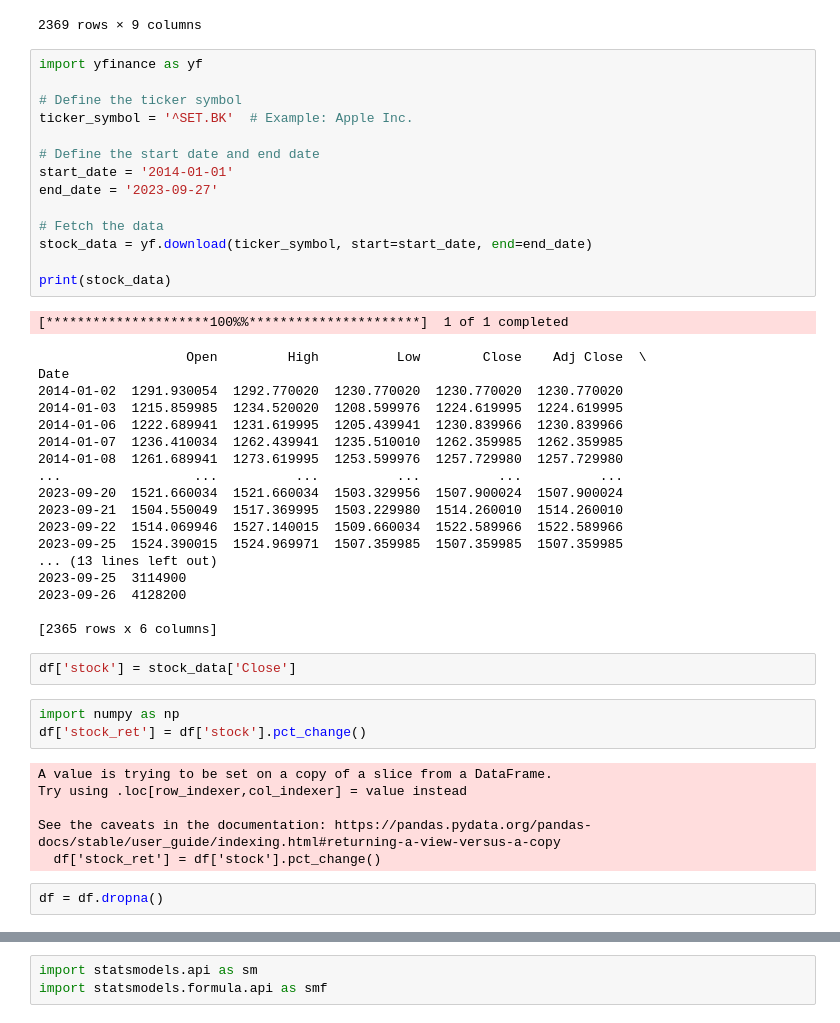
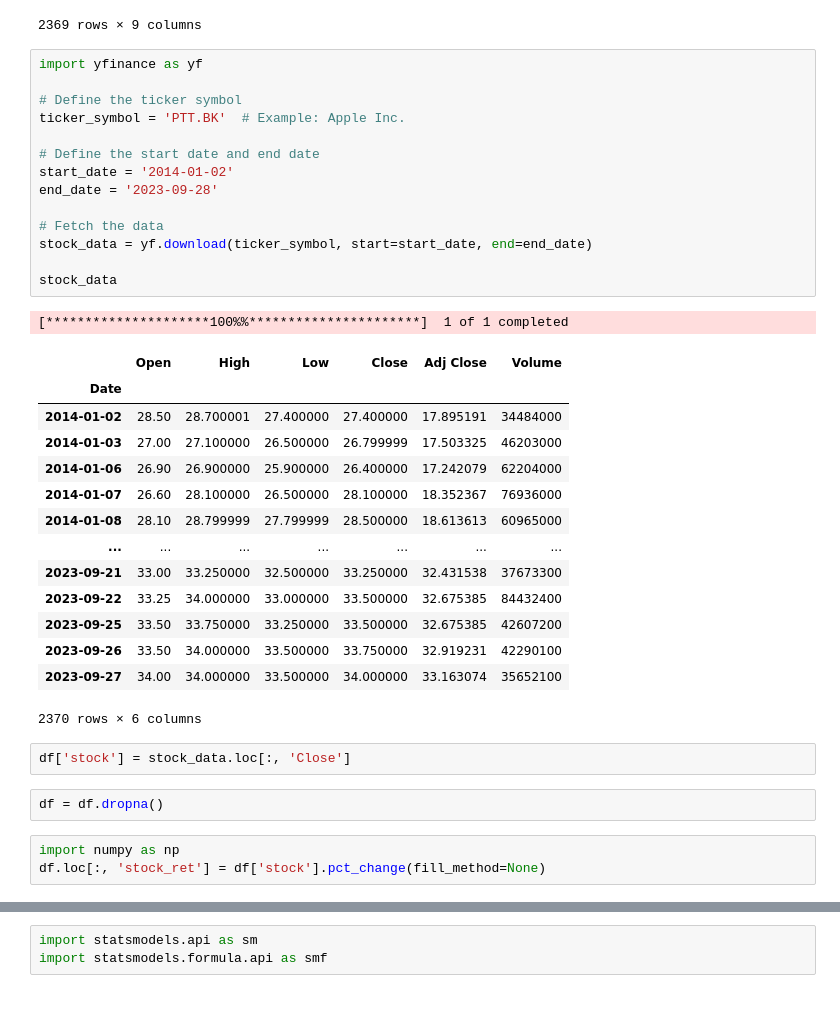
Before and after one commit to Eakkarat-Patt/qc-lseg-hackathon-2024, a Jupyter notebook: factor_modeling.ipynb, the cells around one changed output, grey strips where cells are left out. Cells and saved outputs as stored; diff of their text form.

```diff
--- a/factor_modeling.ipynb
+++ b/factor_modeling.ipynb
@@ -28,47 +27,38 @@ df
 # %%
 import yfinance as yf
 
 # Define the ticker symbol
-ticker_symbol = '^SET.BK'  # Example: Apple Inc.
+ticker_symbol = 'PTT.BK'  # Example: Apple Inc.
 
 # Define the start date and end date
-start_date = '2014-01-01'
-end_date = '2023-09-27'
+start_date = '2014-01-02'
+end_date = '2023-09-28'
 
 # Fetch the data
 stock_data = yf.download(ticker_symbol, start=start_date, end=end_date)
 
-print(stock_data)
+stock_data
 # %% [output]
 [*********************100%%**********************]  1 of 1 completed
+|  | Open | High | Low | Close | Adj Close | Volume |
+| Date |  |  |  |  |  |  |
+| 2014-01-02 | 28.50 | 28.700001 | 27.400000 | 27.400000 | 17.895191 | 34484000 |
+| 2014-01-03 | 27.00 | 27.100000 | 26.500000 | 26.799999 | 17.503325 | 46203000 |
+| 2014-01-06 | 26.90 | 26.900000 | 25.900000 | 26.400000 | 17.242079 | 62204000 |
+| 2014-01-07 | 26.60 | 28.100000 | 26.500000 | 28.100000 | 18.352367 | 76936000 |
+| 2014-01-08 | 28.10 | 28.799999 | 27.799999 | 28.500000 | 18.613613 | 60965000 |
+| ... | ... | ... | ... | ... | ... | ... |
+| 2023-09-21 | 33.00 | 33.250000 | 32.500000 | 33.250000 | 32.431538 | 37673300 |
+| 2023-09-22 | 33.25 | 34.000000 | 33.000000 | 33.500000 | 32.675385 | 84432400 |
+| 2023-09-25 | 33.50 | 33.750000 | 33.250000 | 33.500000 | 32.675385 | 42607200 |
+| 2023-09-26 | 33.50 | 34.000000 | 33.500000 | 33.750000 | 32.919231 | 42290100 |
+| 2023-09-27 | 34.00 | 34.000000 | 33.500000 | 34.000000 | 33.163074 | 35652100 |
-                   Open         High          Low        Close    Adj Close  \
-Date
-2014-01-02  1291.930054  1292.770020  1230.770020  1230.770020  1230.770020
-2014-01-03  1215.859985  1234.520020  1208.599976  1224.619995  1224.619995
-2014-01-06  1222.689941  1231.619995  1205.439941  1230.839966  1230.839966
-2014-01-07  1236.410034  1262.439941  1235.510010  1262.359985  1262.359985
-2014-01-08  1261.689941  1273.619995  1253.599976  1257.729980  1257.729980
-...                 ...          ...          ...          ...          ...
-2023-09-20  1521.660034  1521.660034  1503.329956  1507.900024  1507.900024
-2023-09-21  1504.550049  1517.369995  1503.229980  1514.260010  1514.260010
-2023-09-22  1514.069946  1527.140015  1509.660034  1522.589966  1522.589966
-2023-09-25  1524.390015  1524.969971  1507.359985  1507.359985  1507.359985
-... (13 lines left out)
-2023-09-25  3114900
-2023-09-26  4128200
-
-[2365 rows x 6 columns]
+2370 rows × 6 columns
 # %%
-df['stock'] = stock_data['Close']
+df['stock'] = stock_data.loc[:, 'Close']
-# %%
-import numpy as np
-df['stock_ret'] = df['stock'].pct_change()
-# %% [output]
-A value is trying to be set on a copy of a slice from a DataFrame.
-Try using .loc[row_indexer,col_indexer] = value instead
-
-See the caveats in the documentation: https://pandas.pydata.org/pandas-docs/stable/user_guide/indexing.html#returning-a-view-versus-a-copy
-  df['stock_ret'] = df['stock'].pct_change()
 # %%
 df = df.dropna()
+# %%
+import numpy as np
+df.loc[:, 'stock_ret'] = df['stock'].pct_change(fill_method=None)
 # %%
```
Also changed, not shown: parts of 16 cells of this notebook, 1 other file.
